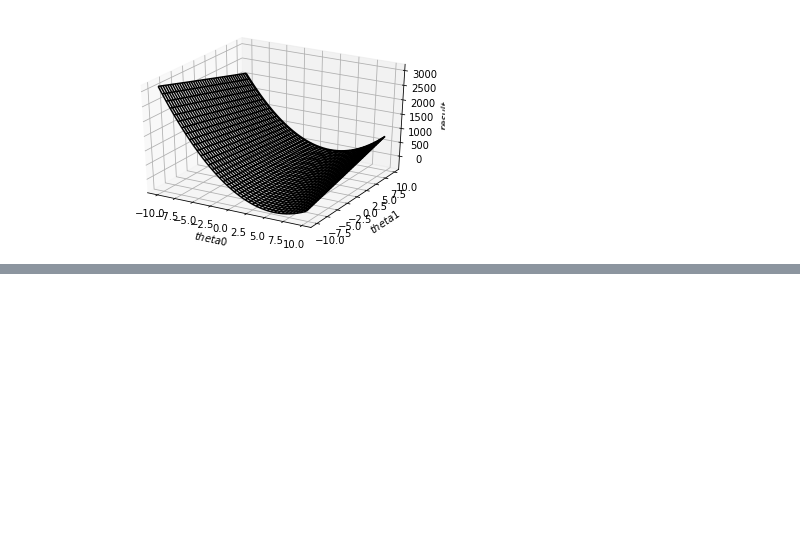
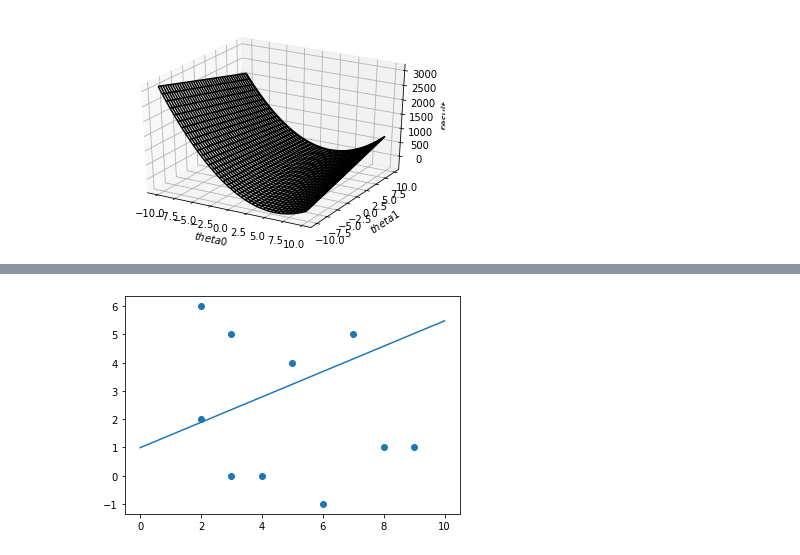
Before and after one commit to yohan-jang/Cau_DeepRunning, a Jupyter notebook: hw01-2.ipynb, the cells around one changed output, grey strips where cells are left out. Drawn from its saved outputs; the diff is of its cells as text; code cells hidden in the pictures; blank space fills up the shorter version.

```diff
--- a/hw01-2.ipynb
+++ b/hw01-2.ipynb
@@ -45,0 +67,8 @@ plt.show()
+# %%
+x1=([3, 2, 4, 3, 2, 5, 8, 9, 6, 7])
+y1=([5, 6, 0, 0, 2, 4, 1, 1, -1, 5])
+plt.scatter(x1, y1)
+plt.plot(x2,y2)
+plt.show()
+# %% [output]
+[figure, added]
```
Also changed, not shown: parts of 2 cells of this notebook.
